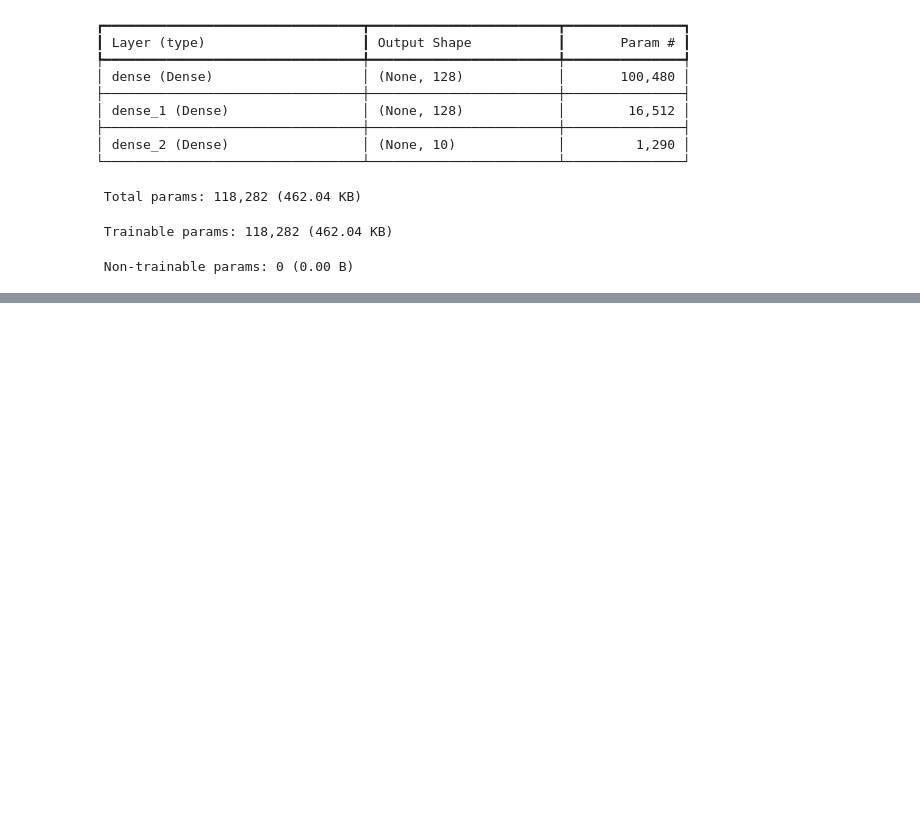
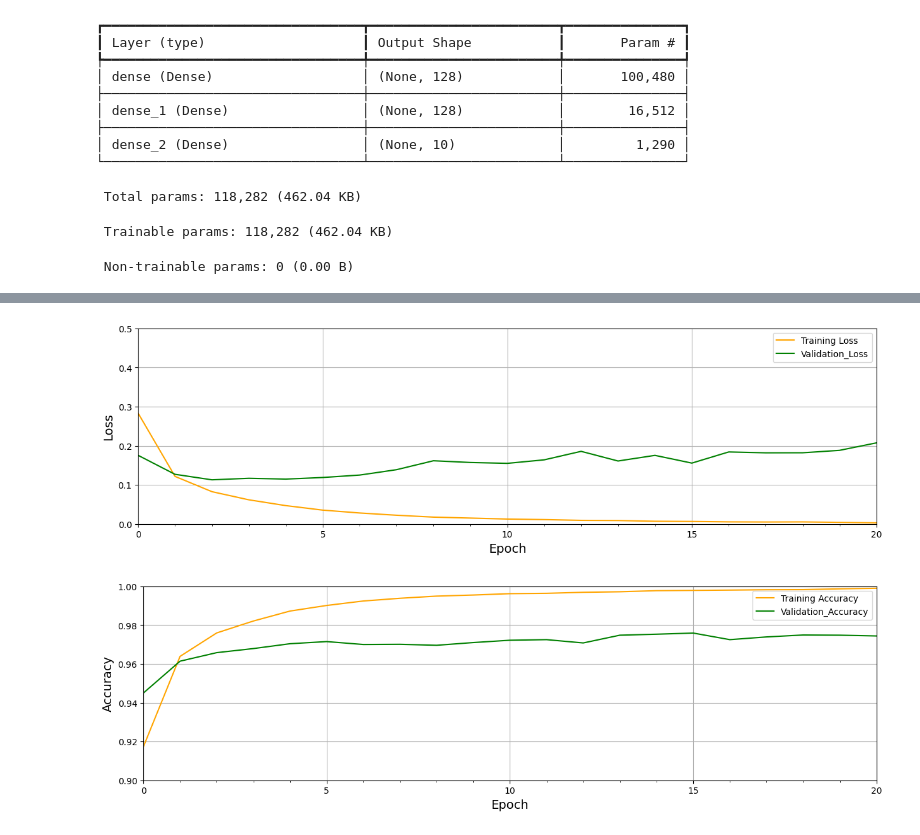
Before and after one commit to a113ssa/kaggle, a Jupyter notebook: image-classification-using-feedforward-networks-in.ipynb, the cells around one changed output, grey strips where cells are left out. Saved outputs shown, nothing was run; the diff lists cells and outputs as text; code cells hidden in the pictures; blank space fills up the shorter version.

Commit message:
Kaggle Notebook | Image Classification using Feedforward Networks in | Version 3

```diff
--- a/image-classification-using-feedforward-networks-in.ipynb
+++ b/image-classification-using-feedforward-networks-in.ipynb
@@ -143,0 +173,27 @@ Epoch 21/21
+# %%
+def retrieve_from_history(param):
+    return training_results.history[param]
+
+train_loss = retrieve_from_history('loss')
+train_acc = retrieve_from_history('accuracy')
+valid_loss = retrieve_from_history('val_loss')
+valid_acc = retrieve_from_history('val_accuracy')
+
+plot_results(
+    [train_loss, valid_loss],
+    ylabel='Loss',
+    ylim=[0.0, 0.5],
+    metric_name=['Training Loss', 'Validation_Loss'],
+    color=['orange', 'g'],
+)
+
+plot_results(
+    [train_acc, valid_acc],
+    ylabel='Accuracy',
+    ylim=[0.9, 1.0],
+    metric_name=['Training Accuracy', 'Validation_Accuracy'],
+    color=['orange', 'g'],
+)
+# %% [output]
+[figure, added]
+[figure, added]
```
Also changed, not shown: parts of 5 cells of this notebook.
